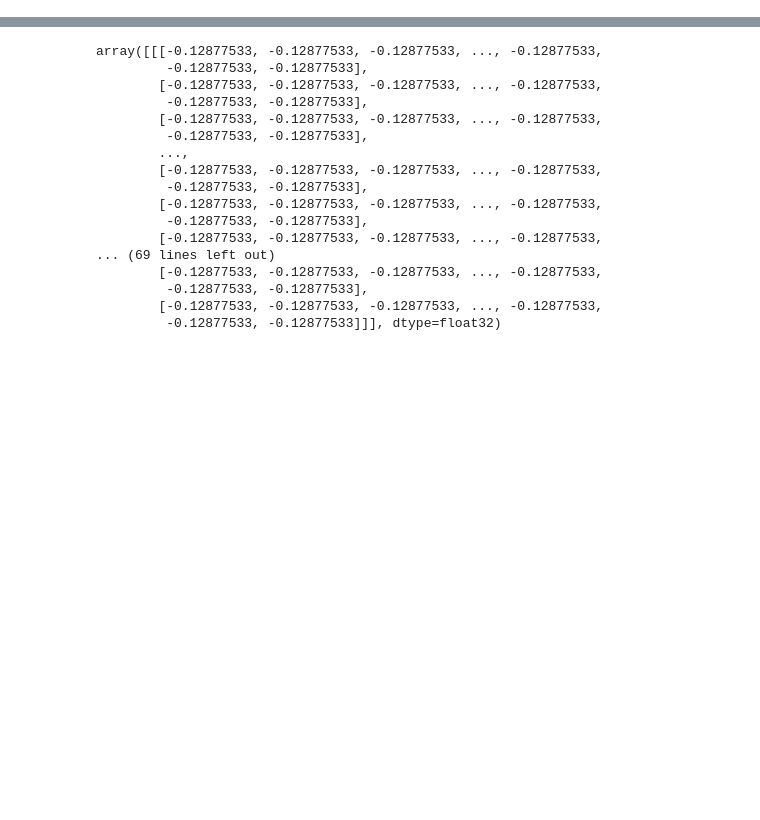
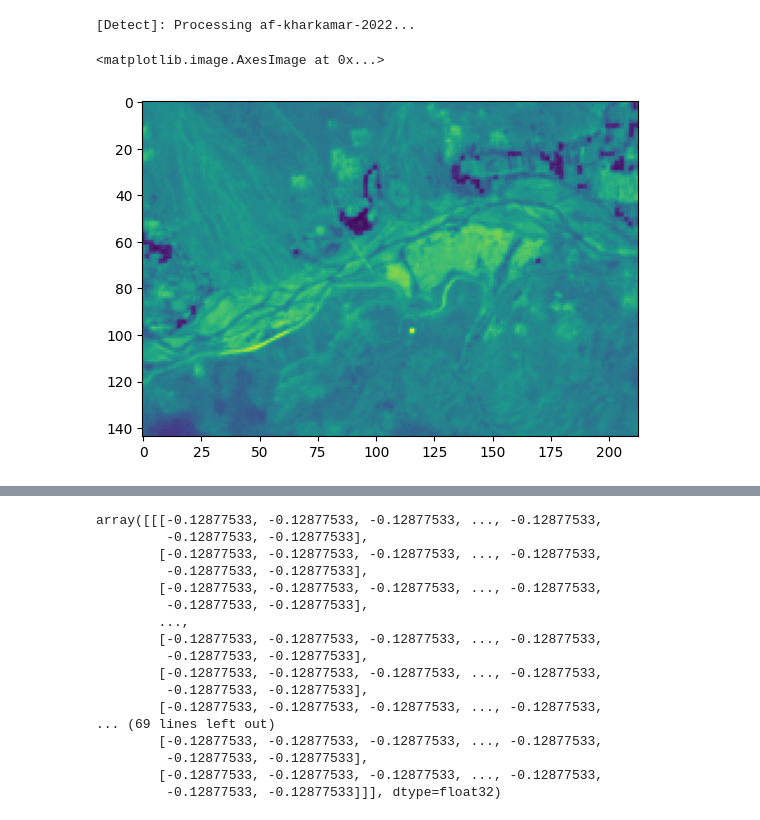
Before and after one commit to pgr-me/rasmussen-705.603, a Jupyter notebook: FinalProject/4-Detect change.ipynb, the cells around one changed output, grey strips where cells are left out. Drawn from its saved outputs; the diff is of its cells as text; code cells hidden in the pictures; blank space fills up the shorter version.

Commit message:
Finish detect task

```diff
--- a/FinalProject/4-Detect change.ipynb
+++ b/FinalProject/4-Detect change.ipynb
@@ -52,4 +0,0 @@ scores_dir.mkdir(exist_ok=True, parents=True)
-# %%
-regions = gpd.read_file(raw_dir / "regions.geojson").set_index("event_key")
-for region, region_meta in regions.iterrows():
-    break
@@ -61,0 +84,33 @@ with rio.open(r"C:\Users\Peter\gh\rasmussen-705.603\data\FinalProject\interim\co
+# %%
+regions = gpd.read_file(raw_dir / "regions.geojson").set_index("event_key")
+for region, region_meta in regions.iterrows():
+    print(f"[Detect]: Processing {region}...")
+
+    # Load region dataset and metadata
+    encoded_src = encoded_dir / f"{region}.npy"
+    meta_src = meta_dir / f"{region}.csv"
+    encoded = np.load(encoded_src)[START_INDEX:, :, :, :]  # chop off first N timesteps
+    cogs_meta = pd.read_csv(meta_src).iloc[START_INDEX:, :].reset_index(drop=True)
+
+    # Prep inputs
+    timesteps, rows, cols, channels = encoded.shape
+    cogs_meta["solar_date"] = pd.to_datetime(cogs_meta["solar_date"])
+    cogs_meta.reset_index(drop=True, inplace=True)
+
+    # Create mask to remove outliers that wreak havoc on change detection algo
+    mask = make_outlier_mask(encoded, window=WINDOW, axis=0, n_stds=N_STDS)
+
+    # Make change map for each channel / component
+    change_map = make_change_map(encoded, cogs_meta, mask, region, BOCD_PARAMS, cores)
+
+    # Save outputs
+    change_map.to_csv(change_maps_dir / f"{region}.csv", index=False)
+
+    print(f"[Detect]: Saved change map for {region}.")
+# %% [output]
+[Detect]: Processing af-kharkamar-2022...
+# %%
+plt.imshow(encoded[0, :, :, 0])
+# %% [output]
+<matplotlib.image.AxesImage at 0x...>
+[figure, added]
```
Also changed, not shown: parts of 26 cells of this notebook, 1 other file.
